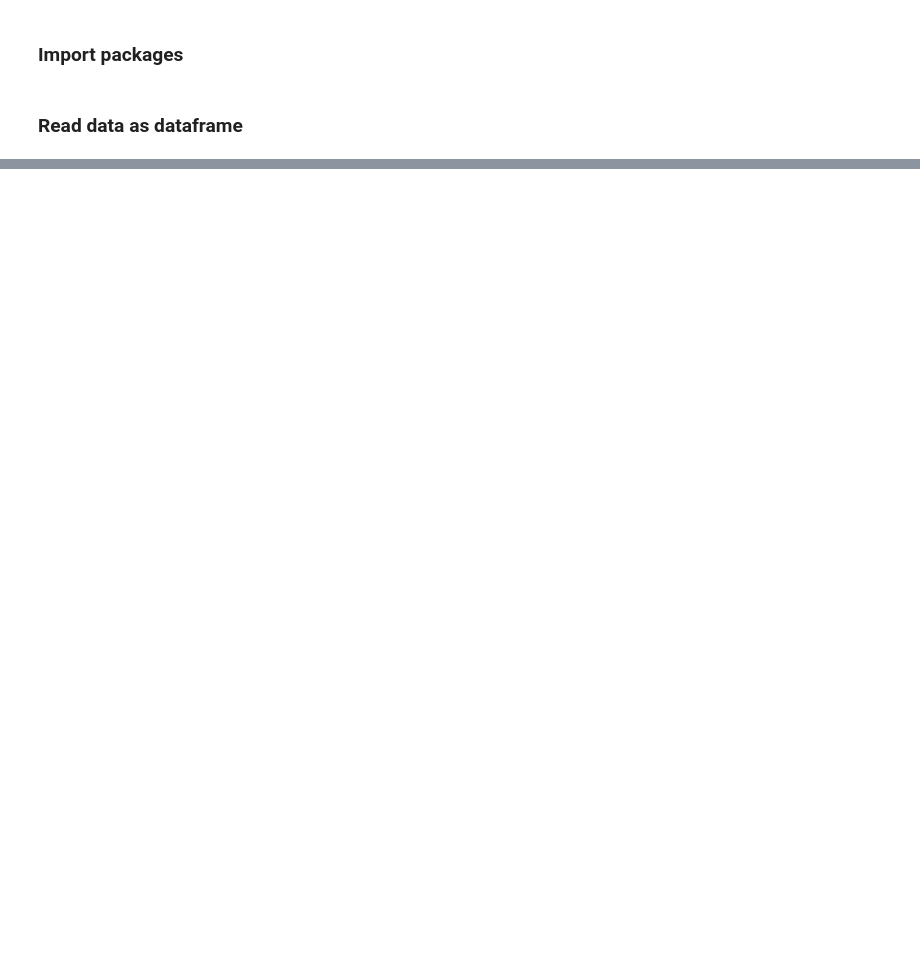
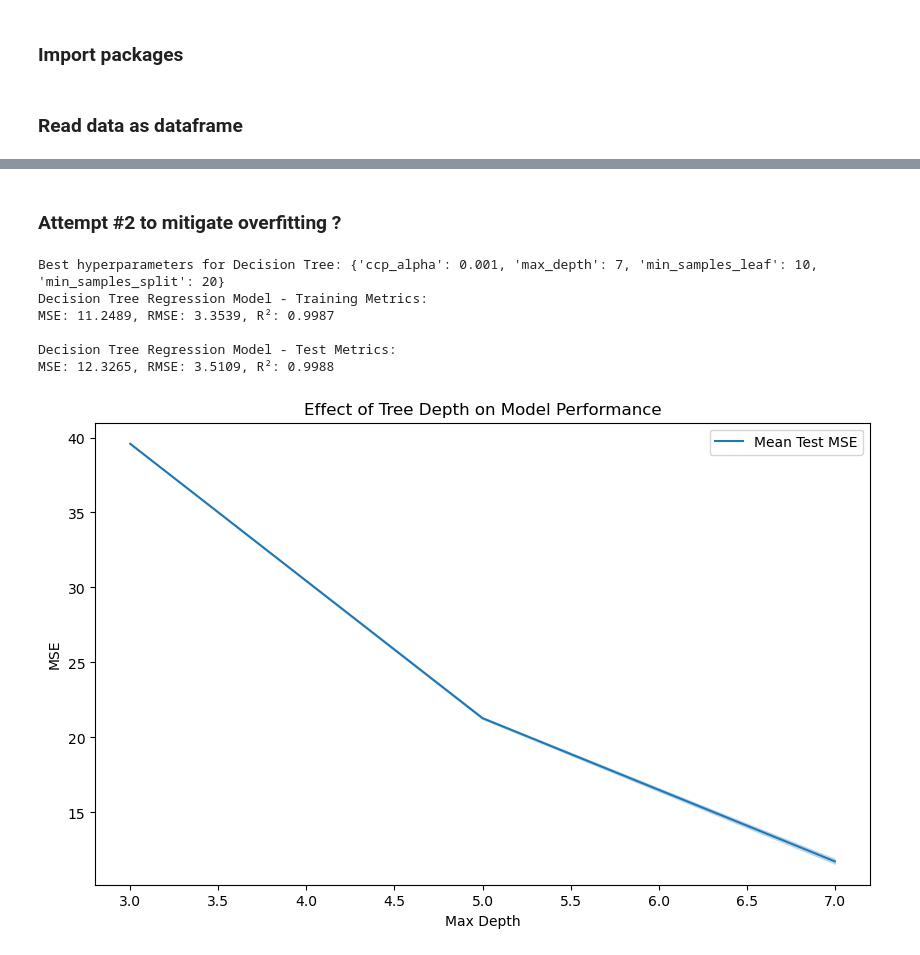
Before and after one commit to carrieyxia/ADAN8888.01_Fall_24_Applied_Analytics_Project, a Jupyter notebook: week7/week7_notebook.ipynb, the cells around one changed output, grey strips where cells are left out. Cells and saved outputs as stored; diff of their text form; code cells hidden in the pictures; blank space fills up the shorter version.

```diff
--- a/week7/week7_notebook.ipynb
+++ b/week7/week7_notebook.ipynb
@@ -224,0 +128,59 @@ We commented out this part to save memories when running on JupyterHub.
+# %% [markdown]
+### Attempt #2 to mitigate overfitting ?
+# %%
+# Update the hyperparameter grid to include smaller depths, and larger sample splits/leaves
+param_grid = {
+    'max_depth': [3, 5, 7],  # Limit the tree depth
+    'min_samples_split': [10, 20, 30],  # Increase the minimum samples required to split
+    'min_samples_leaf': [5, 10, 15],  # Increase the minimum samples per leaf
+    'ccp_alpha': [0.001, 0.01, 0.1]  # Add pruning (cost complexity pruning)
+}
+
+# Initialize Decision Tree Regressor
+dtr = DecisionTreeRegressor()
+
+# Perform Grid Search with cross-validation, including pruning
+grid_search = GridSearchCV(dtr, param_grid, cv=5, scoring='neg_mean_squared_error', n_jobs=-1)
+grid_search.fit(X_train_scaled, y_train)
+
+# Best model after hyperparameter tuning
+best_tree = grid_search.best_estimator_
+
+# Print best parameters
+print(f"Best hyperparameters for Decision Tree: {grid_search.best_params_}")
+
+# Predicting on training and test sets
+y_train_pred_tree = best_tree.predict(X_train_scaled)
+y_test_pred_tree = best_tree.predict(X_test_scaled)
+
+# Evaluate performance
+train_mse_tree, train_rmse_tree, train_r2_tree = evaluate_model(y_train, y_train_pred_tree)
+test_mse_tree, test_rmse_tree, test_r2_tree = evaluate_model(y_test, y_test_pred_tree)
+
+# Print training metrics
+print("Decision Tree Regression Model - Training Metrics:")
+print(f"MSE: {train_mse_tree:.4f}, RMSE: {train_rmse_tree:.4f}, R²: {train_r2_tree:.4f}")
+
+# Print test metrics
+print("\nDecision Tree Regression Model - Test Metrics:")
+print(f"MSE: {test_mse_tree:.4f}, RMSE: {test_rmse_tree:.4f}, R²: {test_r2_tree:.4f}")
+
+# Comparing multiple hyperparameter settings
+results = pd.DataFrame(grid_search.cv_results_)
+
+# Plotting RMSE vs hyperparameters
+plt.figure(figsize=(10, 6))
+sns.lineplot(x=results['param_max_depth'], y=-results['mean_test_score'], label='Mean Test MSE')
+plt.xlabel('Max Depth')
+plt.ylabel('MSE')
+plt.title('Effect of Tree Depth on Model Performance')
+plt.legend()
+plt.show()
+# %% [output]
+Best hyperparameters for Decision Tree: {'ccp_alpha': 0.001, 'max_depth': 7, 'min_samples_leaf': 10, 'min_samples_split': 20}
+Decision Tree Regression Model - Training Metrics:
+MSE: 11.2489, RMSE: 3.3539, R²: 0.9987
+
+Decision Tree Regression Model - Test Metrics:
+MSE: 12.3265, RMSE: 3.5109, R²: 0.9988
+[figure, added]
```
Also changed, not shown: parts of 18 cells of this notebook.
